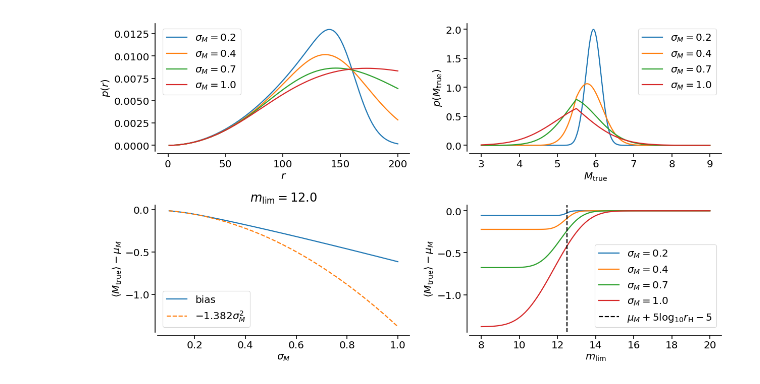
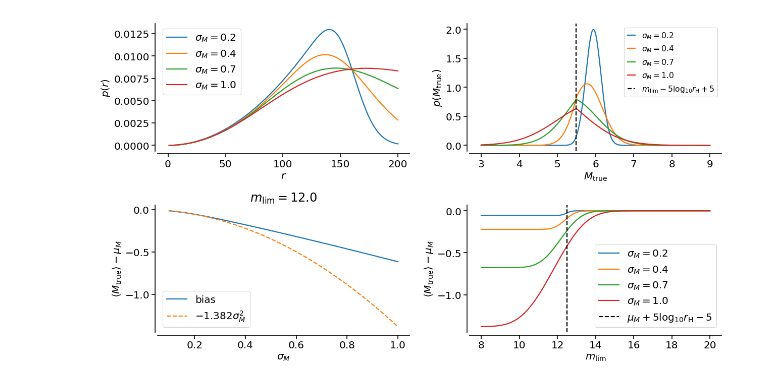
Before and after one commit to agabrown/astrometry-inference-tutorials, a Jupyter notebook: luminosity-calibration/Parallax_survey_simulation.ipynb, the cells around one changed output. Saved outputs shown, nothing was run; the diff lists cells and outputs as text; code cells hidden in the pictures.

Commit message:
parallax survey notebook: extended explanatory text

```diff
--- a/luminosity-calibration/Parallax_survey_simulation.ipynb
+++ b/luminosity-calibration/Parallax_survey_simulation.ipynb
@@ -54,7 +54,7 @@ distMin = 500.0
 distMax = 1000.0/0.35
 nStars = 10000
 meanAbsMagTrue = 0.4
-sigmaAbsMagTrue =  0.4
+sigmaAbsMagTrue =  0.2
 surveyseed = None
 mlim = 12
 
@@ -166,0 +171,16 @@ For a finite value of $m_\mathrm{lim}$ the functional form for $p(m_\mathrm{true
+# %%
+from plotstyles import useagab, apply_tufte
+
+survey = udslT(nStars, distMin, distMax, meanAbsMagTrue, sigmaAbsMagTrue, surveyLimit=np.inf)
+survey.generateObservations()
+
+useagab(usetex=False, fontfam='sans')
+fig, ax = plt.subplots(1, 1, figsize=(8,4.5))
+apply_tufte(ax)
+
+m = np.linspace(survey.observedMagnitudes.min(), survey.observedMagnitudes.max(), 1000)
+ax.plot(m, np.exp(survey.apparentMagnitude_lpdf(m)), '-', lw=3)
+ax.set_xlabel(r'$m_\mathrm{true}$')
+ax.set_ylabel(r'$p(m_\mathrm{true})$')
+
+plt.show()
@@ -229,36 +249,37 @@ axA.legend()
 apply_tufte(axB)
 for s in sigma:
     axB.plot(M, marginal_pdf_absMag(M,rmin,rmax,mu,s,mlim), label=r'$\sigma_M={0:.1f}$'.format(s))
+axB.axvline(x=mlim-5*np.log10(rmax)+5, color='k', ls='--', label='$m_\mathrm{lim}-5\log_{10} r_\mathrm{H}+5$')
 axB.set_xlabel('$M_\mathrm{true}$')
 axB.set_ylabel('$p(M_\mathrm{true})$')
-axB.legend()
+axB.legend(fontsize=14, handlelength=1)
 
 bias = []
 M=np.linspace(mu-5, mu+5, 1000)
 ss = np.linspace(0.1, 1, 100)
 for s in ss:
     bias.append(simps(M*marginal_pdf_absMag(M,rmin,rmax,mu,s,mlim), M)-mu)
 apply_tufte(axC)
 axC.plot(ss, bias, label='bias')
 axC.plot(ss,-1.382*ss*ss,'--', label='$-1.382\sigma_M^2$')
 axC.set_xlabel(r'$\sigma_M$')
 axC.set_ylabel(r'$\langle M_\mathrm{true}\rangle-\mu_M$')
 axC.set_title(r'$m_\mathrm{{lim}}={0:.1f}$'.format(mlim))
 axC.legend()
 
 mm = np.linspace(8, 20, 100)
 apply_tufte(axD)
 for s in sigma:
     bias = []
     for m in mm:
         bias.append(simps(M*marginal_pdf_absMag(M,rmin,rmax,mu,s,m), M)-mu)
     axD.plot(mm, bias, label=r'$\sigma_M={0:.1f}$'.format(s))
 axD.set_xlabel(r'$m_\mathrm{lim}$')
 axD.set_ylabel(r'$\langle M_\mathrm{true}\rangle-\mu_M$')
 axD.axvline(x=mu+5*np.log10(rmax)-5, color='k', ls='--', label='$\mu_M+5\log_{10} r_\mathrm{H}-5$')
 axD.legend()
 
 plt.tight_layout()
 plt.show()
 # %% [output]
-[figure, old version]
+[figure, new version]
```
Also changed, not shown: parts of 6 cells of this notebook.
